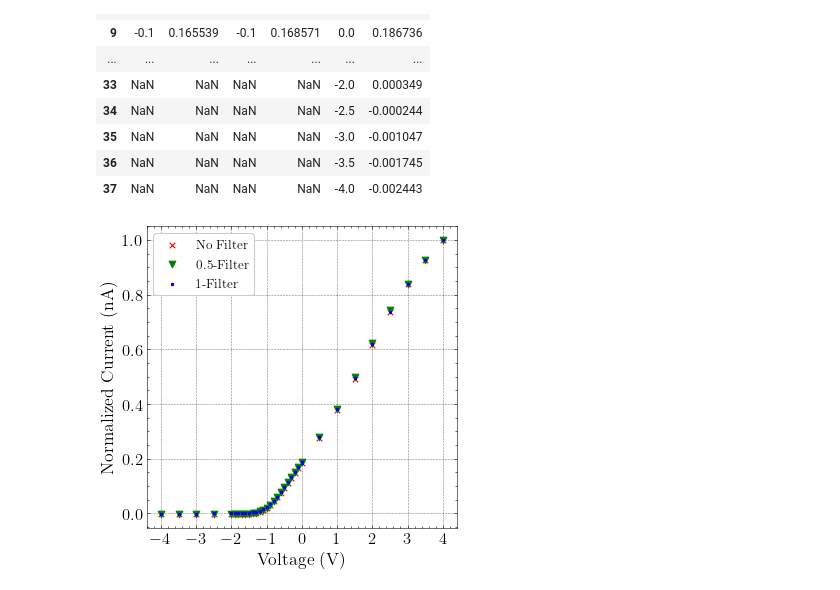
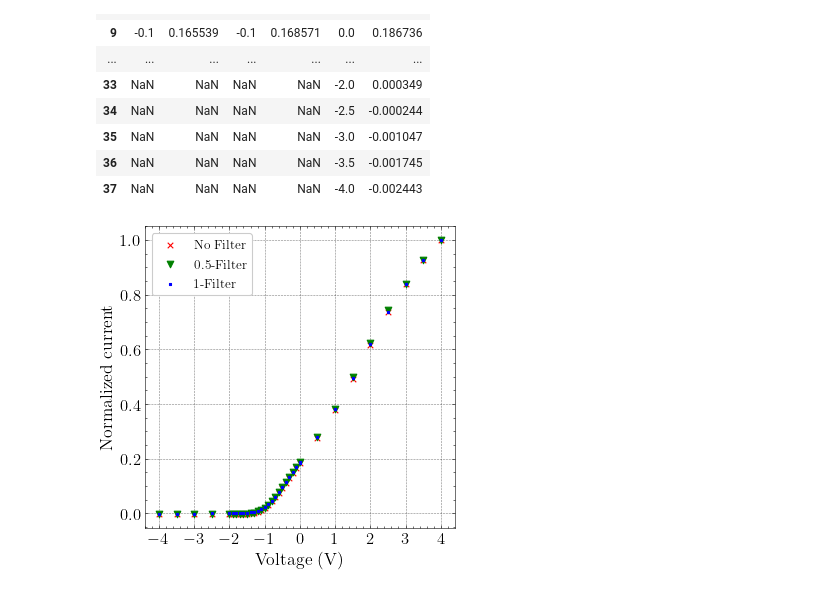
Before and after one commit to rvizarreta/ModernLab, a Jupyter notebook: 3. Photoelectric Effect/Lab.ipynb, the cells around one changed output. Drawn from its saved outputs; the diff is of its cells as text; code cells hidden in the pictures.

```diff
--- a/3. Photoelectric Effect/Lab.ipynb
+++ b/3. Photoelectric Effect/Lab.ipynb
@@ -795,20 +791,20 @@ df
 # %%
 # PLOTTING
 fig = plt.figure(figsize=(5, 5), dpi=80)
 
 plt.scatter(df['V1'],df['I1'], color='red', label='No Filter', s=25, marker='x')
 plt.scatter(df['V2'],df['I2'], color='green', label='0.5-Filter', s=35, marker='v')
 plt.scatter(df['V3'],df['I3'], color='blue', label='1-Filter', s=5, marker='s')
-title = 'Normalized Current (nA) vs Voltage (V)'
+title = 'Normalized Current vs Voltage (V)'
 
 plt.legend(loc = 'upper left')
 plt.xlabel('Voltage (V)', fontsize = 16)
-plt.ylabel('Normalized Current (nA)', fontsize = 16)
+plt.ylabel('Normalized current', fontsize = 16)
 plt.ticklabel_format(axis="y", style="sci", scilimits=(0,0))
 #plt.title(title, fontsize = 18)
 plt.legend(prop={'size': 12}, loc=2)
 plt.xticks(fontsize=15)
 plt.yticks(fontsize=15)
 plt.savefig("Figures/figure.png")
 # %% [output]
-[figure, old version]
+[figure, new version]
```
Also changed, not shown: parts of 14 cells of this notebook, 16 other files.
